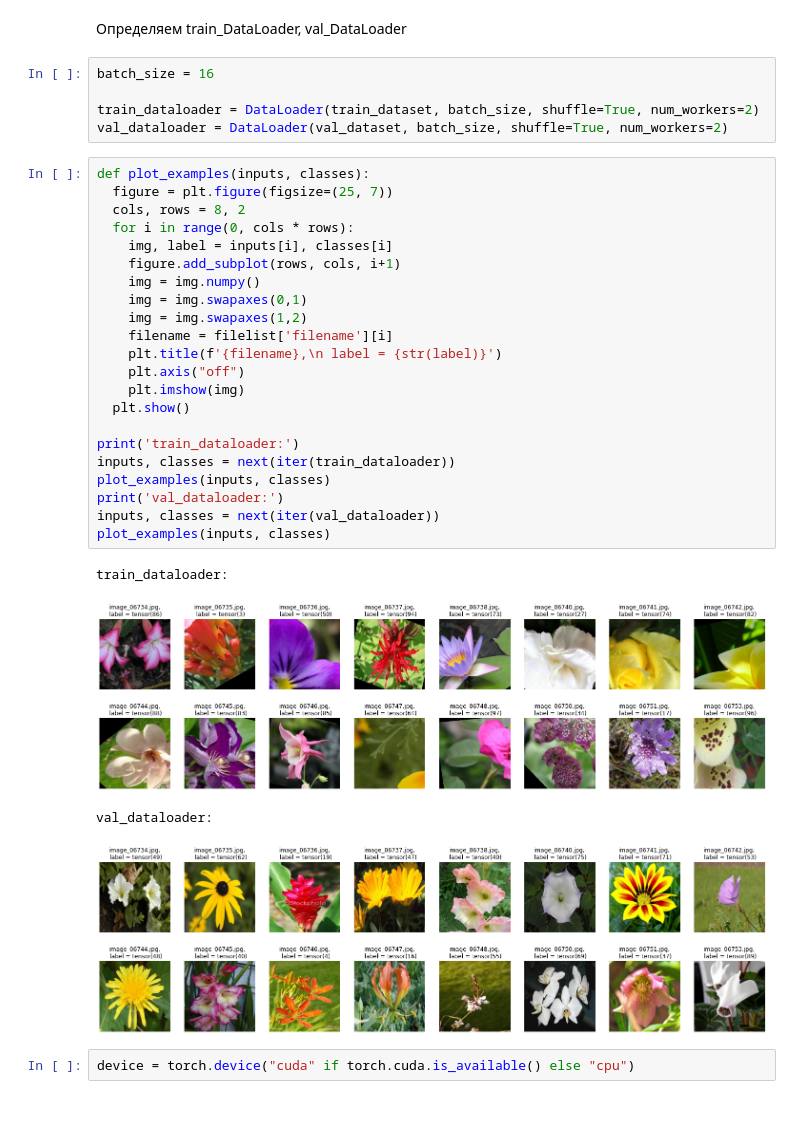
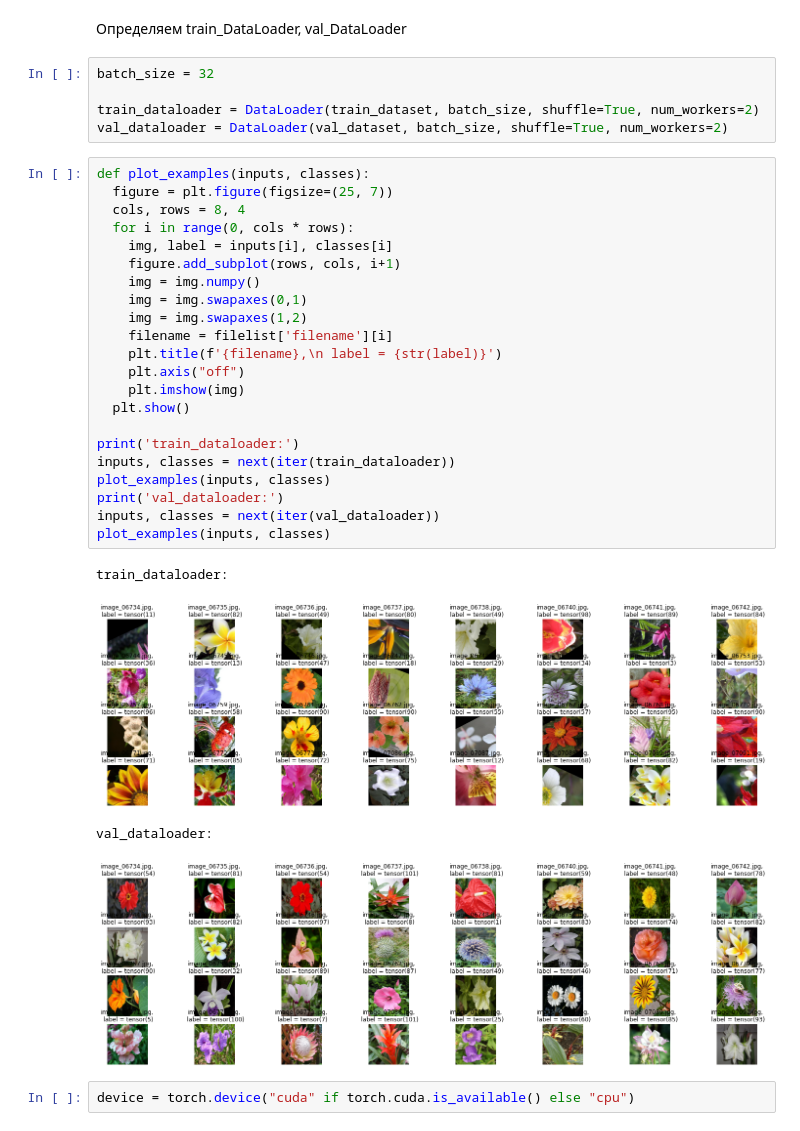
Before and after one commit to delhian/cv_course, a Jupyter notebook: Home Tasks/flower_classification.ipynb, the cells around one changed output. Cells and saved outputs as stored; diff of their text form.

```diff
--- a/Home Tasks/flower_classification.ipynb
+++ b/Home Tasks/flower_classification.ipynb
@@ -76,36 +76,36 @@ print(len(train_dataset), len(val_dataset))
 # %% [markdown]
 Определяем train_DataLoader, val_DataLoader
 # %%
-batch_size = 16
+batch_size = 32
 
 train_dataloader = DataLoader(train_dataset, batch_size, shuffle=True, num_workers=2)
 val_dataloader = DataLoader(val_dataset, batch_size, shuffle=True, num_workers=2)
 # %%
 def plot_examples(inputs, classes):
   figure = plt.figure(figsize=(25, 7))
-  cols, rows = 8, 2
+  cols, rows = 8, 4
   for i in range(0, cols * rows):
     img, label = inputs[i], classes[i]
     figure.add_subplot(rows, cols, i+1)
     img = img.numpy()
     img = img.swapaxes(0,1)
     img = img.swapaxes(1,2)
     filename = filelist['filename'][i]
     plt.title(f'{filename},\n label = {str(label)}')
     plt.axis("off")
     plt.imshow(img)
   plt.show()
 
 print('train_dataloader:')
 inputs, classes = next(iter(train_dataloader))
 plot_examples(inputs, classes)
 print('val_dataloader:')
 inputs, classes = next(iter(val_dataloader))
 plot_examples(inputs, classes)
 # %% [output]
 train_dataloader:
-[figure, old version]
+[figure, new version]
 val_dataloader:
-[figure, old version]
+[figure, new version]
 # %%
 device = torch.device("cuda" if torch.cuda.is_available() else "cpu")
```
Also changed, not shown: parts of 7 cells of this notebook.
